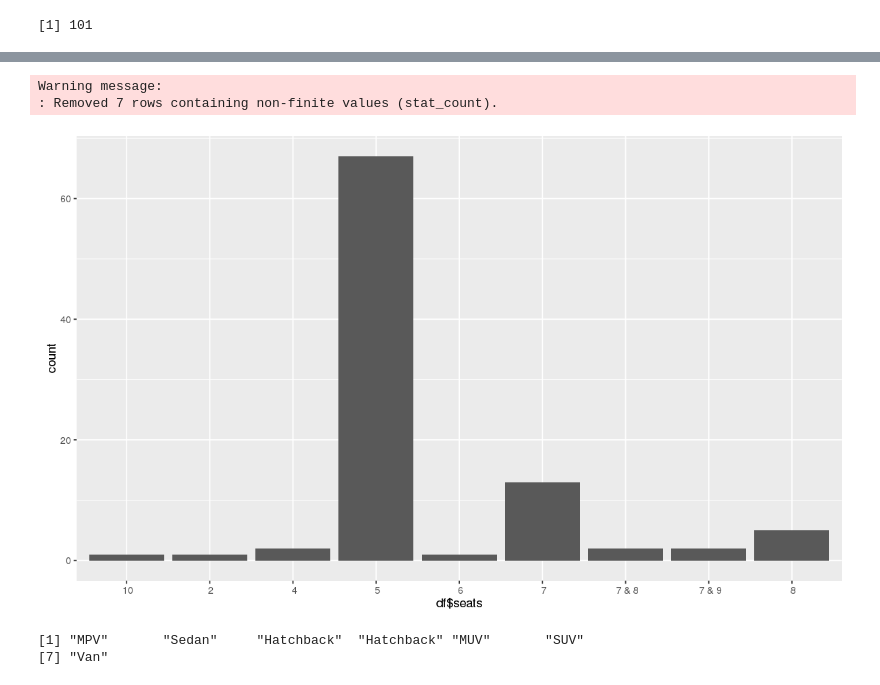
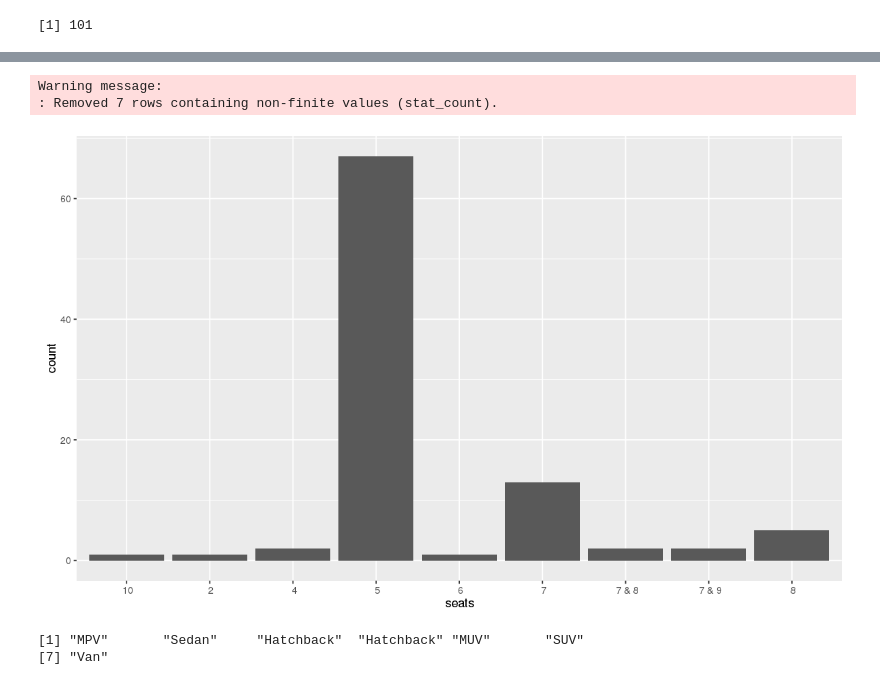
Before and after one commit to unnati-xyz/intro-R-data-science, a Jupyter notebook: cars/Explore.ipynb, the cells around one changed output, grey strips where cells are left out. Cells and saved outputs as stored; diff of their text form; code cells hidden in the pictures.

```diff
--- a/cars/Explore.ipynb
+++ b/cars/Explore.ipynb
@@ -46,9 +80,9 @@ ggplot(df, aes(df$engine)) + geom_histogram(binwidth = 300)
 # %%
-ggplot(df, aes(df$seats)) + geom_bar(stat = "count")
+ggplot(df, aes(seats)) + geom_bar(stat = "count")
 # %% [output]
 Warning message:
 : Removed 7 rows containing non-finite values (stat_count).
-[figure, old version]
+[figure, new version]
 # %%
 unique(df$type)
 # %% [output]
```
Also changed, not shown: parts of 13 cells of this notebook, 1 other file.
